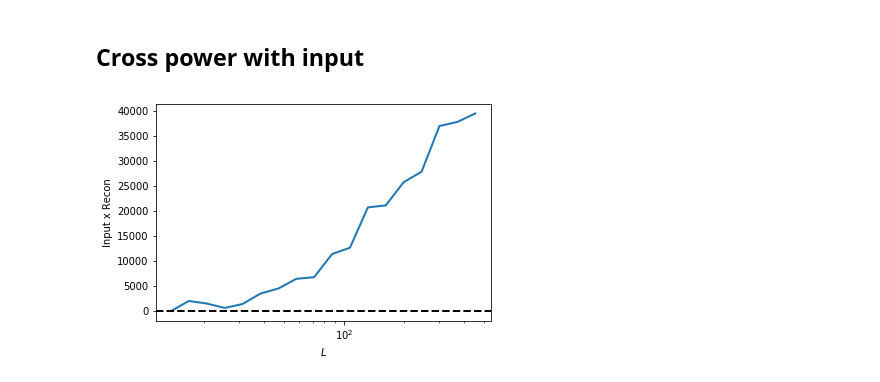
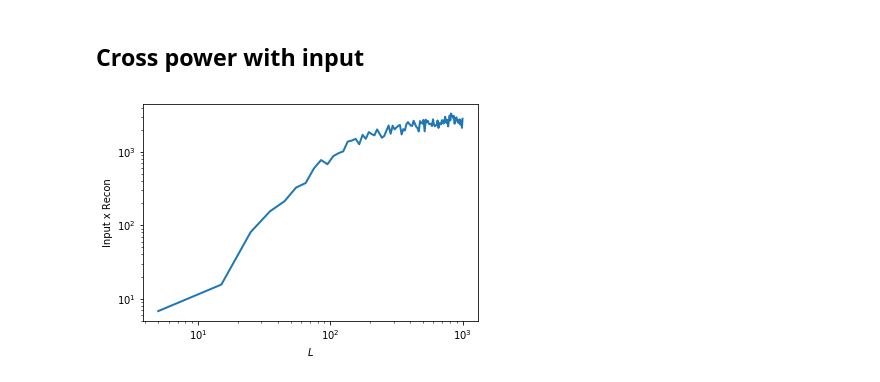
Before and after one commit to jeffmcm1977/CMBAnalysis_SummerSchool, a Jupyter notebook: CMB_School_Part_10.ipynb, the cells around one changed output. Drawn from its saved outputs; the diff is of its cells as text; code cells hidden in the pictures.

Commit message:
fully self-contained lensing notebook ; some extensions of 2d power spectrum

```diff
--- a/CMB_School_Part_10.ipynb
+++ b/CMB_School_Part_10.ipynb
@@ -0,0 +11,27 @@
+# %%
+
+patch_deg_width = 40. # patch width in degrees
+pix_size = 1.5 # pixel size in arcminutes
+
+# Number of pixels in each direction
+N = int(patch_deg_width*60./pix_size)
+
+# We need to load the theory spectra
+def get_theory():
+    ells,tt,_,_,pp,_ = np.loadtxt("CAMB_fiducial_cosmo_scalCls.dat",unpack=True)
+    TCMB2 = 7.4311e12
+    ckk = pp/4./TCMB2
+    ucltt = tt / ells/(ells+1.)*2.*np.pi
+    ells2,lcltt = np.loadtxt("CMB_fiducial_totalCls.dat",unpack=True,usecols=[0,1])
+    lcltt = lcltt / ells2/(ells2+1.)*2.*np.pi
+    lcltt = lcltt[:len(ells)]
+    return ells,ucltt,lcltt,ckk
+
+
+ells,ucltt,lcltt,clkk = get_theory()
+
+# We next generate an unlensed CMB map as a Gaussian random field as we learned before
+DlTT = ucltt*ells*(ells+1.)/2./np.pi
+unlensed = make_CMB_T_map(N,pix_size,ells,DlTT)
+plt.imshow(unlensed)
+plt.show()
@@ -0,0 +40,6 @@
+# %%
+# We also need a lensing convergence (kappa) map
+DlKK = clkk*ells*(ells+1.)/2./np.pi
+kappa = make_CMB_T_map(N,pix_size,ells,DlKK)
+plt.imshow(kappa)
+plt.show()
@@ -150,15 +252,16 @@ Reconstruction
 ## Cross power with input
 # %%
 ### Calculate binned 1d cross-power between reconstruction and input
-# Replace with winter school code
-cents,cross = maps.binned_power(ukappa,imap2=kappa,bin_edges = np.geomspace(ellmin,500,20))
+ell_max = 1000
+delta_ell = 10
+cents,cross = calculate_2d_spectrum(ukappa,delta_ell,ell_max,pix_size,N,Map2=kappa)
 
 # Plot the binned powers
 plt.plot(cents,cross,lw=2)
-plt.axhline(y=0.,ls='--',color='k',lw=2)
 plt.xlabel('$L$')
 plt.ylabel('Input x Recon')
 plt.xscale('log')
-plt.show()
+plt.yscale('log')
+plt.savefig("cross.png")
 # %% [output]
-[figure, old version]
+[figure, new version]
```
Also changed, not shown: parts of 10 cells of this notebook, 1 other file.
